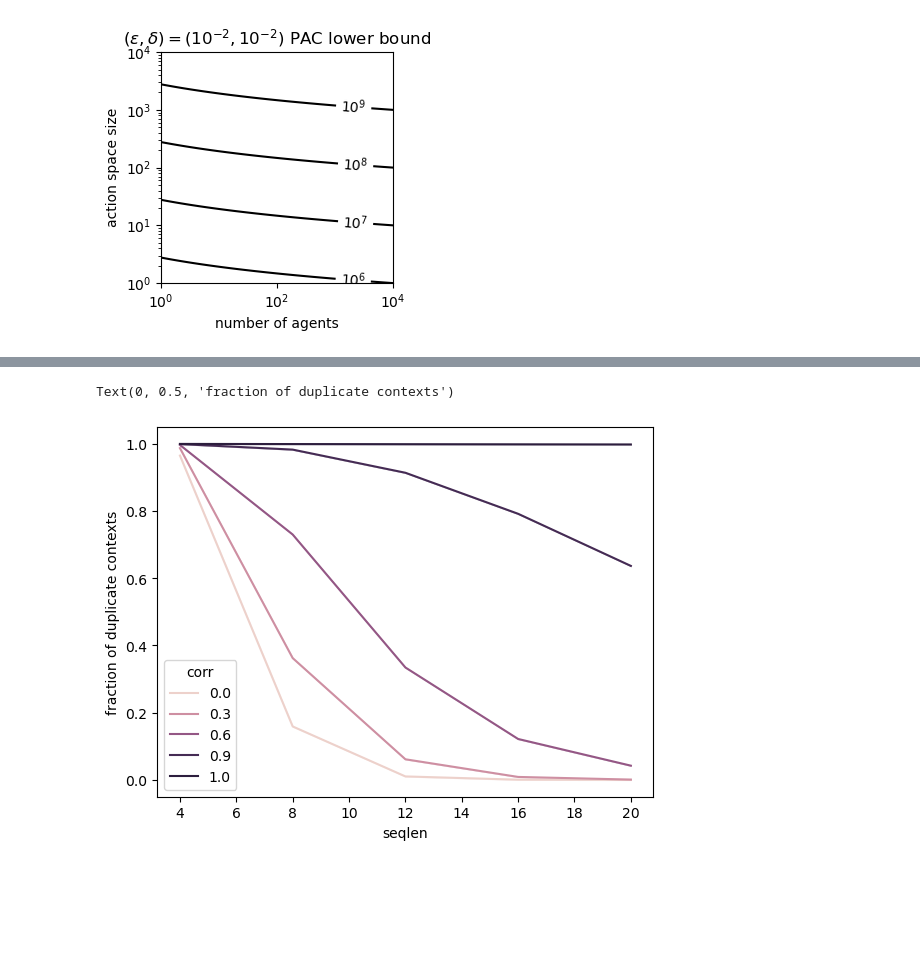
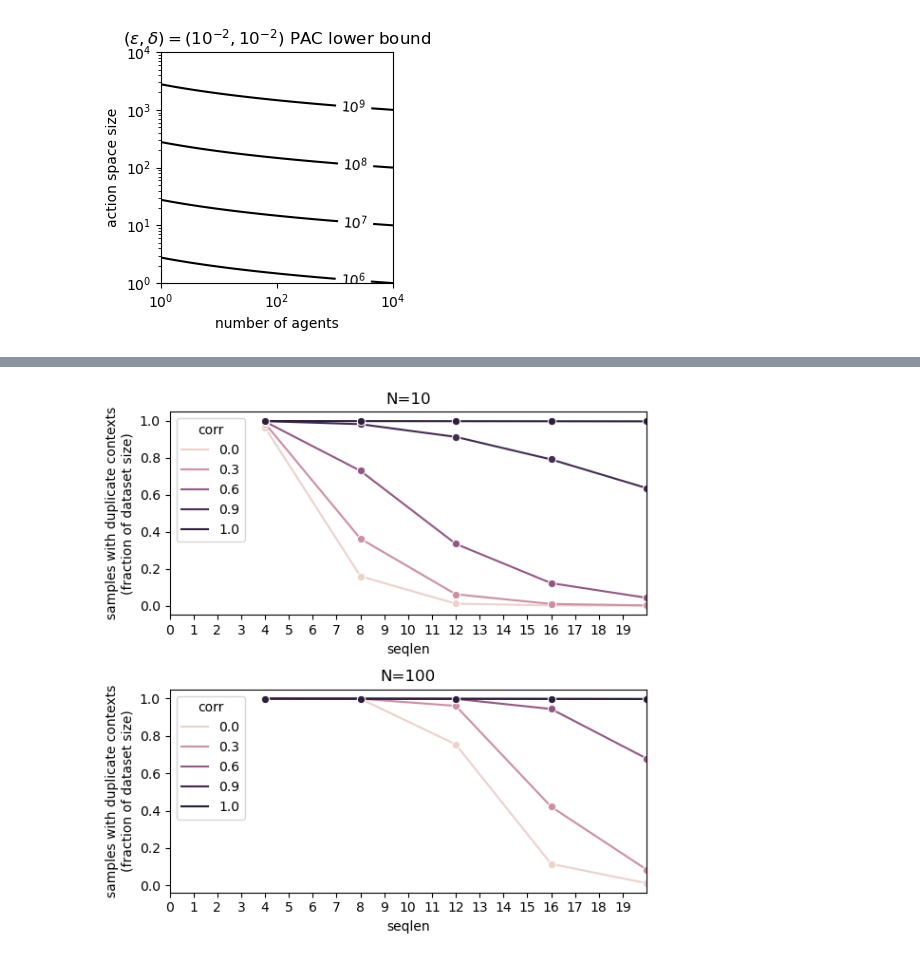
Before and after one commit to amimem/ToMM, a Jupyter notebook: notebooks/model_parameter_scaling-mlpmatch.ipynb, the cells around one changed output, grey strips where cells are left out. Cells and saved outputs as stored; diff of their text form; code cells hidden in the pictures; blank space fills up the shorter version.

```diff
--- a/notebooks/model_parameter_scaling-mlpmatch.ipynb
+++ b/notebooks/model_parameter_scaling-mlpmatch.ipynb
@@ -219,8 +223,11 @@ df
-# %%
-fig,ax=pl.subplots()
-sns.lineplot(ax=ax,data=df,x='seqlen',y='count',hue='corr')
-ax.set_ylabel('samples with duplicate contexts\n(fraction of dataset size)')
-ax.set_xlim(0,df.seqlen.max())
-# %% [output]
-Text(0, 0.5, 'fraction of duplicate contexts')
-[figure, removed]
+# %%
+fig,ax=pl.subplots(2,1,figsize=(6,6))
+for nit,N in enumerate([10,100]):
+    sns.lineplot(ax=ax[nit],data=df[df.N==N].reset_index(),x='seqlen',y='count',hue='corr',marker='o')
+    ax[nit].set_ylabel('samples with duplicate contexts\n(fraction of dataset size)')
+    ax[nit].set_xlim(0,df.seqlen.max())
+    ax[nit].set_title(f"N={N}")
+    ax[nit].set_xticks(range(df.seqlen.max()))
+fig.tight_layout()
+# %% [output]
+[figure, added]
```
Also changed, not shown: parts of 1 cell of this notebook, 3 other files.
